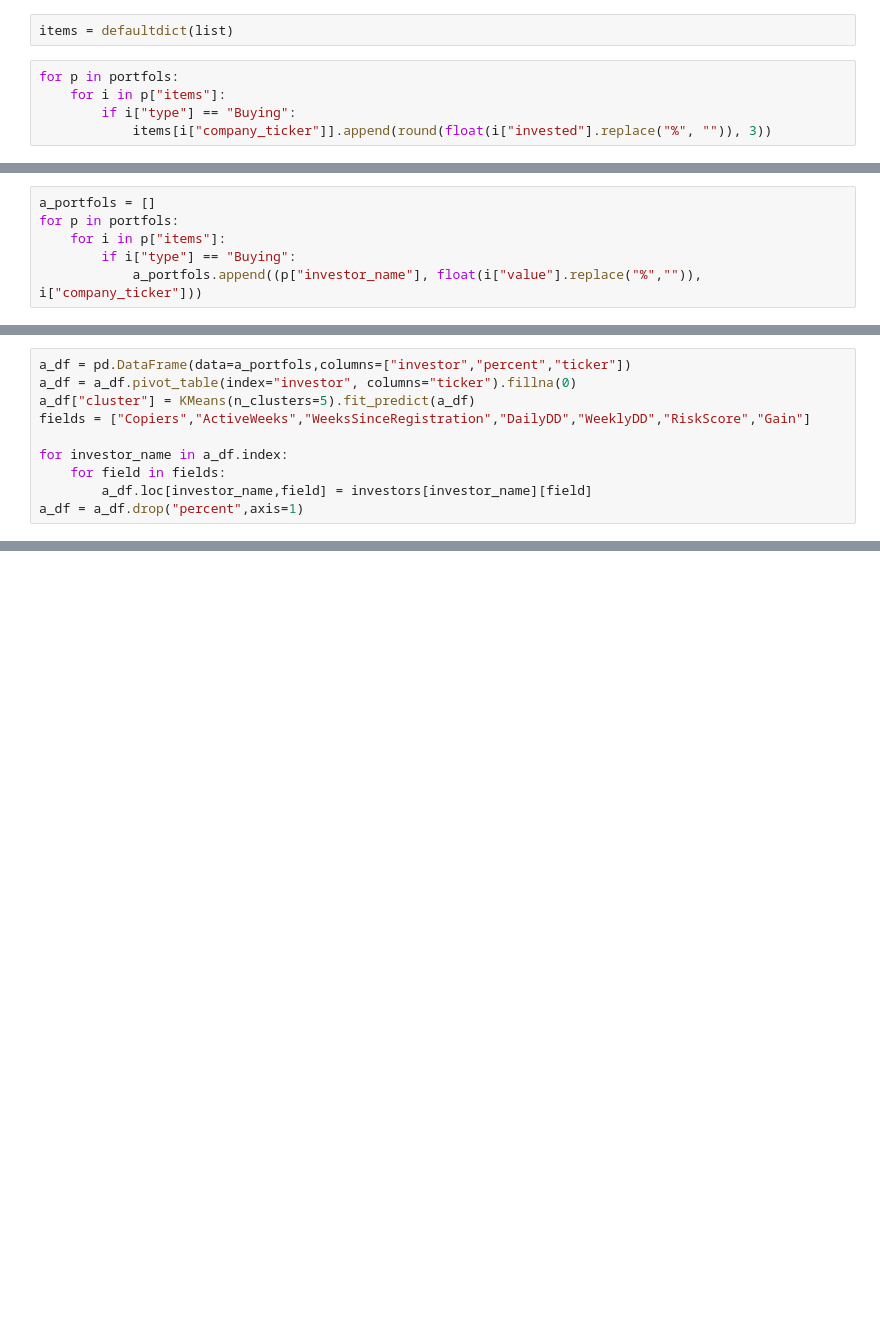
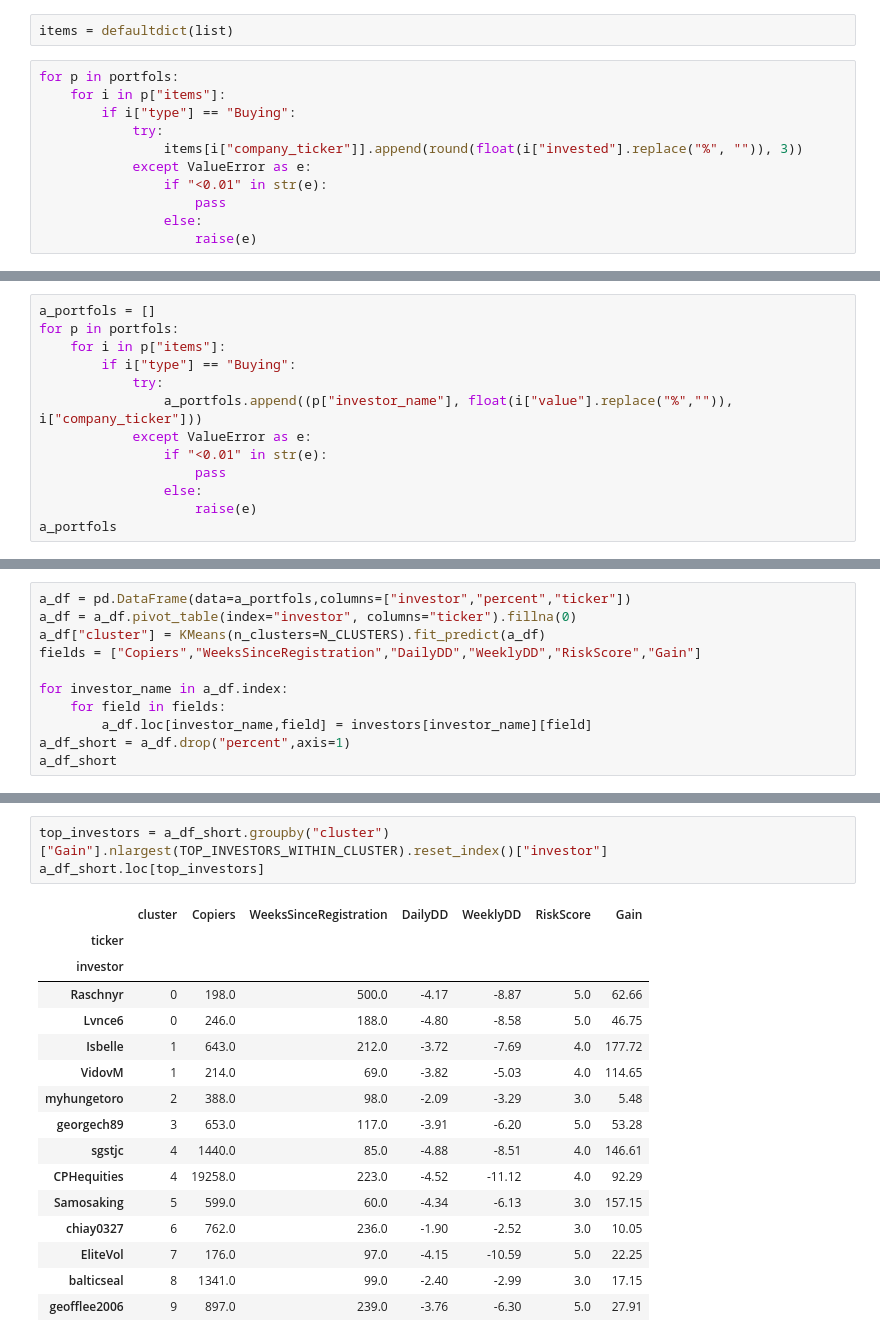
Before and after one commit to bstanie/beautiful-creature, a Jupyter notebook: notebooks/portfolio_builder.ipynb, the cells around one changed output, grey strips where cells are left out. Saved outputs shown, nothing was run; the diff lists cells and outputs as text; blank space fills up the shorter version.

```diff
--- a/notebooks/portfolio_builder.ipynb
+++ b/notebooks/portfolio_builder.ipynb
@@ -42,4 +42,10 @@ items = defaultdict(list)
 for p in portfols:
     for i in p["items"]:
         if i["type"] == "Buying":
-            items[i["company_ticker"]].append(round(float(i["invested"].replace("%", "")), 3))
+            try:
+                items[i["company_ticker"]].append(round(float(i["invested"].replace("%", "")), 3))
+            except ValueError as e:
+                if "<0.01" in str(e):
+                    pass
+                else:
+                    raise(e)
@@ -85,4 +97,11 @@ a_portfols = []
 for p in portfols:
     for i in p["items"]:
         if i["type"] == "Buying":
-            a_portfols.append((p["investor_name"], float(i["value"].replace("%","")), i["company_ticker"]))
+            try:
+                a_portfols.append((p["investor_name"], float(i["value"].replace("%","")), i["company_ticker"]))
+            except ValueError as e:
+                if "<0.01" in str(e):
+                    pass
+                else:
+                    raise(e)
+a_portfols
@@ -89,10 +126,11 @@ for p in portfols:
 # %%
 a_df = pd.DataFrame(data=a_portfols,columns=["investor","percent","ticker"])
 a_df = a_df.pivot_table(index="investor", columns="ticker").fillna(0)
-a_df["cluster"] = KMeans(n_clusters=5).fit_predict(a_df)
-fields = ["Copiers","ActiveWeeks","WeeksSinceRegistration","DailyDD","WeeklyDD","RiskScore","Gain"]
+a_df["cluster"] = KMeans(n_clusters=N_CLUSTERS).fit_predict(a_df)
+fields = ["Copiers","WeeksSinceRegistration","DailyDD","WeeklyDD","RiskScore","Gain"]
 
 for investor_name in a_df.index:
     for field in fields:
         a_df.loc[investor_name,field] = investors[investor_name][field]
-a_df = a_df.drop("percent",axis=1)
+a_df_short = a_df.drop("percent",axis=1)
+a_df_short
@@ -121,0 +153,20 @@ a_df.sort_values(["cluster","Gain"],ascending=False).head(30)
+# %%
+top_investors = a_df_short.groupby("cluster")["Gain"].nlargest(TOP_INVESTORS_WITHIN_CLUSTER).reset_index()["investor"]
+a_df_short.loc[top_investors]
+# %% [output]
+|  | cluster | Copiers | WeeksSinceRegistration | DailyDD | WeeklyDD | RiskScore | Gain |
+| ticker |  |  |  |  |  |  |  |
+| investor |  |  |  |  |  |  |  |
+| Raschnyr | 0 | 198.0 | 500.0 | -4.17 | -8.87 | 5.0 | 62.66 |
+| Lvnce6 | 0 | 246.0 | 188.0 | -4.80 | -8.58 | 5.0 | 46.75 |
+| Isbelle | 1 | 643.0 | 212.0 | -3.72 | -7.69 | 4.0 | 177.72 |
+| VidovM | 1 | 214.0 | 69.0 | -3.82 | -5.03 | 4.0 | 114.65 |
+| myhungetoro | 2 | 388.0 | 98.0 | -2.09 | -3.29 | 3.0 | 5.48 |
+| georgech89 | 3 | 653.0 | 117.0 | -3.91 | -6.20 | 5.0 | 53.28 |
+| sgstjc | 4 | 1440.0 | 85.0 | -4.88 | -8.51 | 4.0 | 146.61 |
+| CPHequities | 4 | 19258.0 | 223.0 | -4.52 | -11.12 | 4.0 | 92.29 |
+| Samosaking | 5 | 599.0 | 60.0 | -4.34 | -6.13 | 3.0 | 157.15 |
+| chiay0327 | 6 | 762.0 | 236.0 | -1.90 | -2.52 | 3.0 | 10.05 |
+| EliteVol | 7 | 176.0 | 97.0 | -4.15 | -10.59 | 5.0 | 22.25 |
+| balticseal | 8 | 1341.0 | 99.0 | -2.40 | -2.99 | 3.0 | 17.15 |
+| geofflee2006 | 9 | 897.0 | 239.0 | -3.76 | -6.30 | 5.0 | 27.91 |
```
Also changed, not shown: parts of 8 cells of this notebook, 2 other files.
